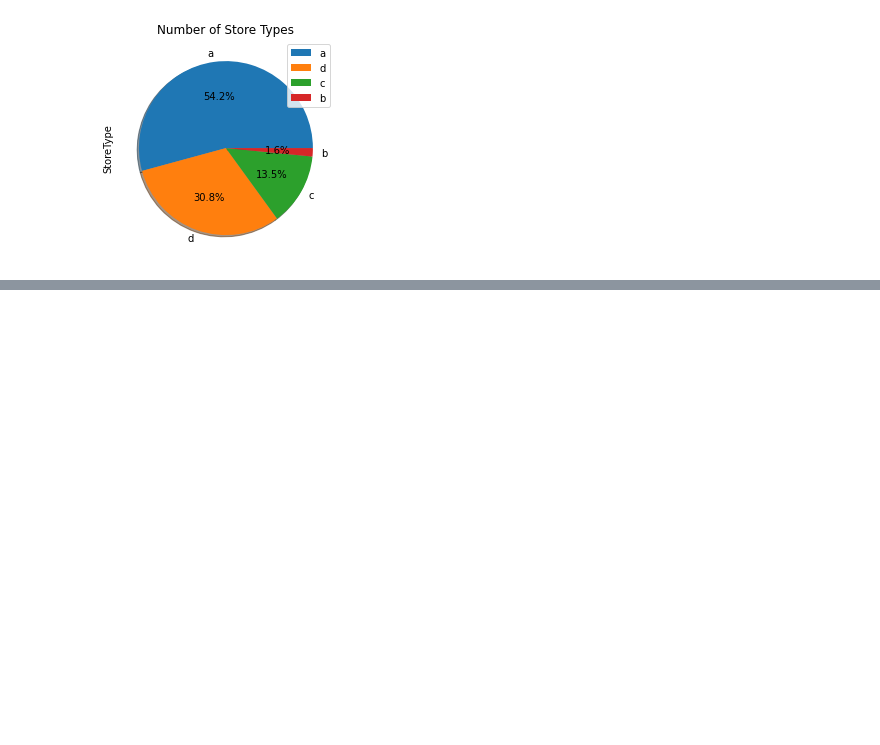
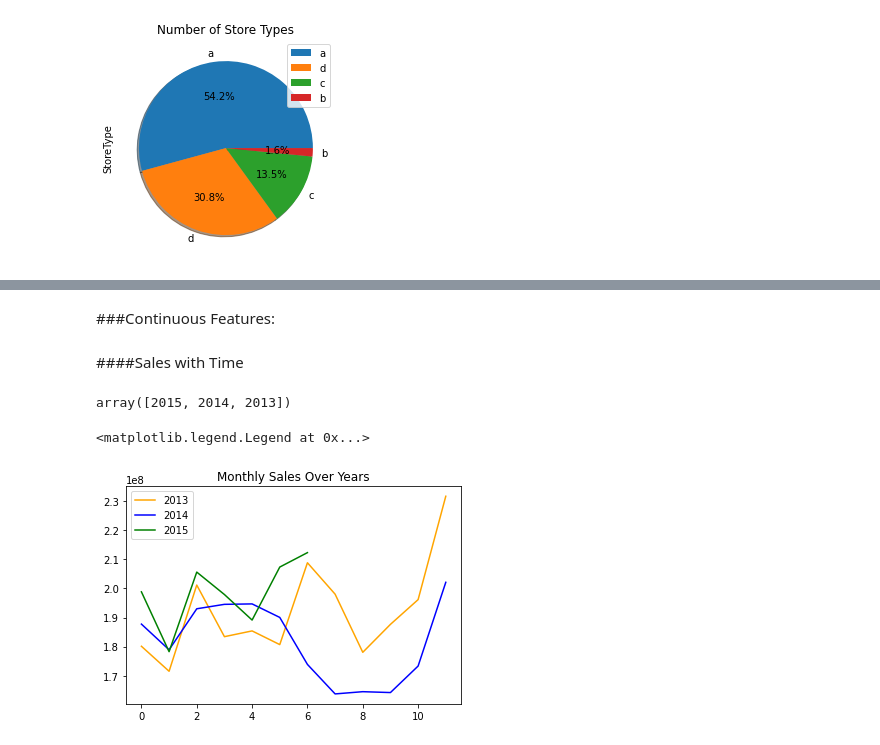
Before and after one commit to vithika-karan/Retail-Sales-Prediction, a Jupyter notebook: Rossmann_Sales_Prediction_Vithika_Karan.ipynb, the cells around one changed output, grey strips where cells are left out. Saved outputs shown, nothing was run; the diff lists cells and outputs as text; code cells hidden in the pictures; blank space fills up the shorter version.

```diff
--- a/Rossmann_Sales_Prediction_Vithika_Karan.ipynb
+++ b/Rossmann_Sales_Prediction_Vithika_Karan.ipynb
@@ -338,0 +347,28 @@ plt.show()
+# %% [markdown]
+###Continuous Features:
+# %% [markdown]
+####Sales with Time
+# %%
+years
+# %% [output]
+array([2015, 2014, 2013])
+# %%
+#sales over the years
+sales_df_2013 = df[df['Year']== 2013]
+sales_df_2014 = df[df['Year']==2014]
+sales_df_2015 = df[df['Year']== 2015]
+# %%
+#monthly sales
+sales_2013 = sales_df_2013.groupby('Month')['Sales'].sum().reset_index()
+sales_2014 = sales_df_2014.groupby('Month')['Sales'].sum().reset_index()
+sales_2015 = sales_df_2015.groupby('Month')['Sales'].sum().reset_index()
+# %%
+#plotting
+plt.plot(sales_2013.loc[:,'Sales'],label='2013',color='orange')
+plt.plot(sales_2014.loc[:,'Sales'],label='2014',color='blue')
+plt.plot(sales_2015.loc[:,'Sales'],label='2015',color='green')
+plt.title('Monthly Sales Over Years')
+plt.legend()
+# %% [output]
+<matplotlib.legend.Legend at 0x...>
+[figure, added]
```
Also changed, not shown: parts of 13 cells of this notebook.
